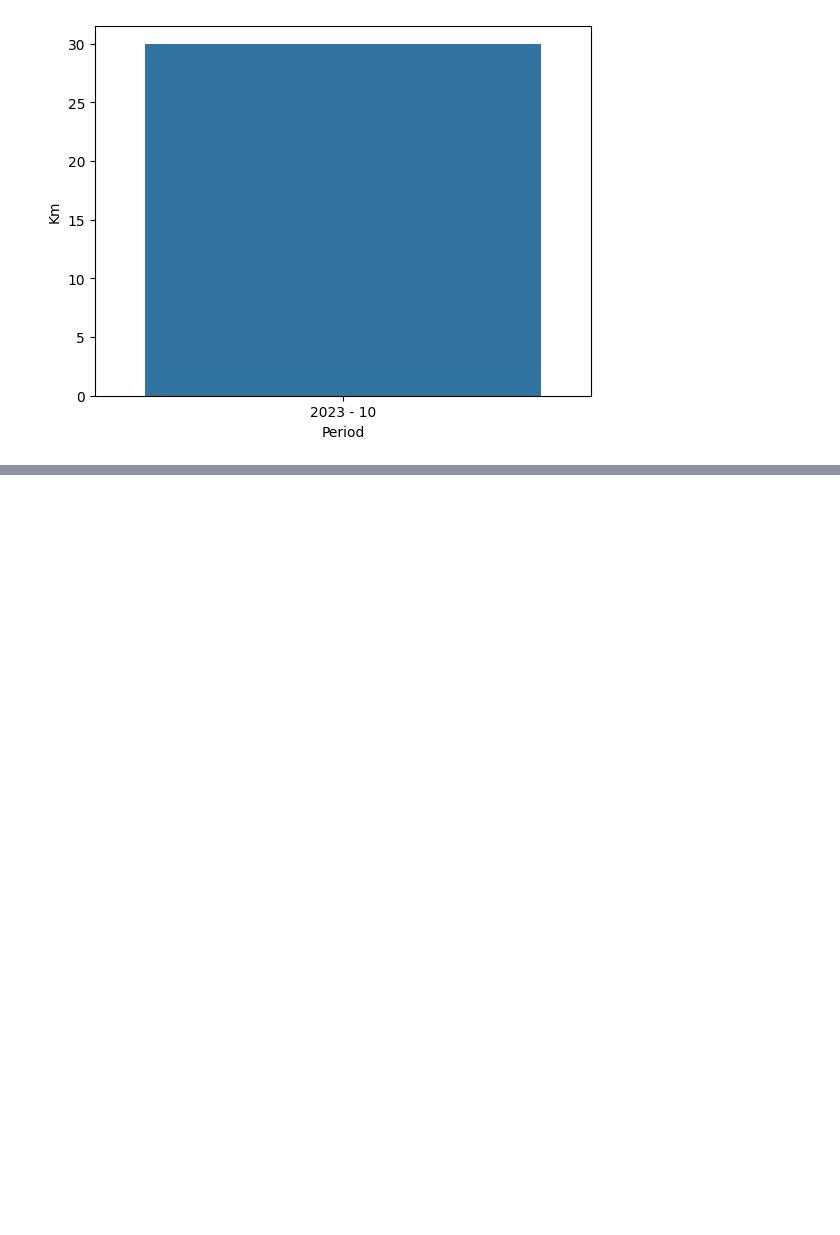
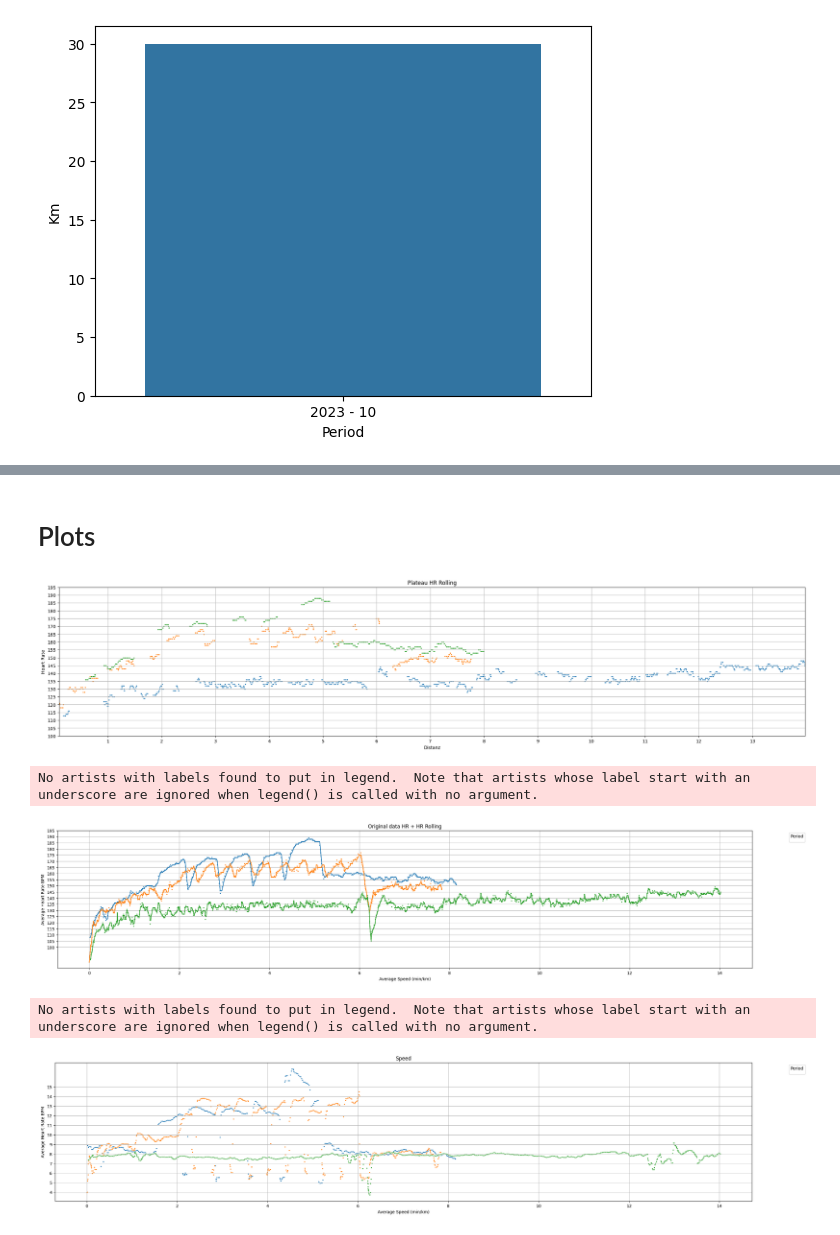
Before and after one commit to joergl87/RunningStuff, a Jupyter notebook: Auswertung.ipynb, the cells around one changed output, grey strips where cells are left out. Cells and saved outputs as stored; diff of their text form; code cells hidden in the pictures; blank space fills up the shorter version.

```diff
--- a/Auswertung.ipynb
+++ b/Auswertung.ipynb
@@ -271,0 +214,57 @@ No artists with labels found to put in legend.  Note that artists whose label st
+# %% [markdown]
+# Plots
+# %%
+max_distance = grouped_by_activity["Distance"].max().max()
+# Plotting hrt
+plt.figure(figsize=(30,6))
+
+for activityId in df_plateaus["ActivityId"].unique():
+    sns.scatterplot(data=df_plateaus[df_plateaus["ActivityId"] == activityId], x='Distance', y='HeartRateR', marker=".")
+
+plt.title('Plateau HR Rolling')
+plt.xlabel('Distanz')
+plt.ylabel('Heart Rate')
+plt.grid(True)
+plt.yticks(np.arange(100, 200, step=5))
+plt.xticks(np.arange(0, max_distance, step=1))
+plt.margins(x=0)
+
+plt.show()
+
+# Plotting hrt
+plt.figure(figsize=(30,6))
+
+for activityId in all_data["ActivityId"].unique():
+    sns.scatterplot(data=all_data[all_data["ActivityId"] == activityId], x='Distance', y='HeartRate', marker=".")
+    sns.lineplot(data=all_data[all_data["ActivityId"] == activityId], x='Distance', y='HeartRateR')
+
+plt.title('Original data HR + HR Rolling')
+plt.xlabel('Average Speed (min/km)')
+plt.ylabel('Average Heart Rate BPM')
+plt.legend(title='Period', bbox_to_anchor=(1.05, 1), loc='upper left')
+plt.grid(True)
+plt.yticks(np.arange(100, 200, step=5))
+
+plt.show()
+
+# Plotting speed
+plt.figure(figsize=(30,6))
+
+for activityId in all_data["ActivityId"].unique():
+    sns.scatterplot(data=all_data[all_data["ActivityId"] == activityId], x='Distance', y='SpeedR', marker=".")
+
+plt.title('Speed')
+plt.xlabel('Average Speed (min/km)')
+plt.ylabel('Average Heart Rate BPM')
+plt.legend(title='Period', bbox_to_anchor=(1.05, 1), loc='upper left')
+plt.grid(True)
+plt.yticks(np.arange(4, 16, step=1))
+
+
+plt.show()
+# %% [output]
+[figure, added]
+No artists with labels found to put in legend.  Note that artists whose label start with an underscore are ignored when legend() is called with no argument.
+[figure, added]
+No artists with labels found to put in legend.  Note that artists whose label start with an underscore are ignored when legend() is called with no argument.
+[figure, added]
```
Also changed, not shown: parts of 2 cells of this notebook.
